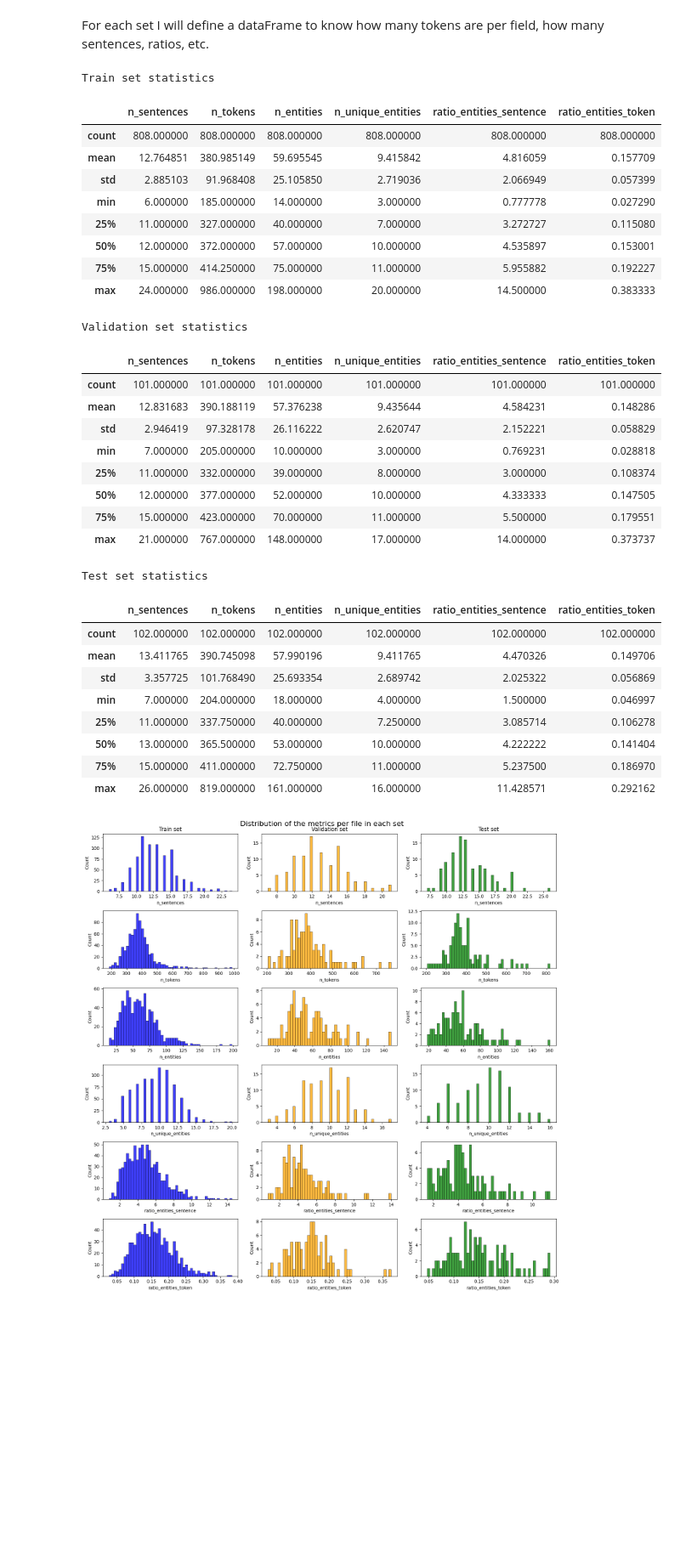
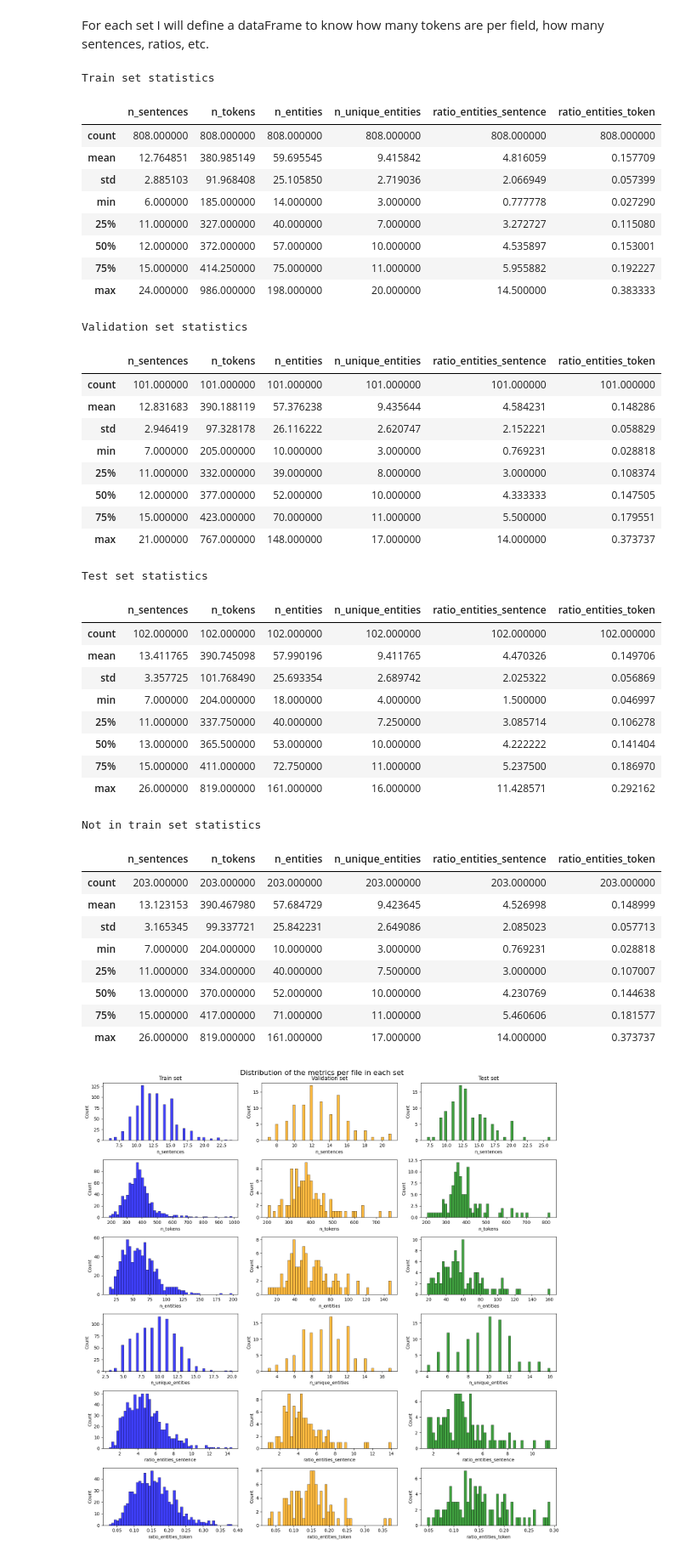
Before and after one commit to cuevascarlos/ClinicalTrials, a Jupyter notebook: Preprocessing.ipynb, the cells around one changed output. Shown: that part at 85% size. Saved outputs shown, nothing was run; the diff lists cells and outputs as text; code cells hidden in the pictures; blank space fills up the shorter version.

```diff
--- a/Preprocessing.ipynb
+++ b/Preprocessing.ipynb
@@ -685,6 +551,7 @@ For each set I will define a dataFrame to know how many tokens are per field, ho
 train_info = GenerateInfoDF(train_df)
 valid_info = GenerateInfoDF(valid_df)
 test_info = GenerateInfoDF(test_df)
+not_in_train_info = GenerateInfoDF(not_in_train_df)
 # %%
 #print('Train set information per file')
 #train_info
@@ -700,37 +567,52 @@ display(valid_info.describe())
 #test_info
 print('Test set statistics')
 display(test_info.describe())
+
+#print('Not in train set information per file')
+#not_in_train_info
+print('Not in train set statistics')
+display(not_in_train_info.describe())
 # %% [output]
 Train set statistics
 |  | n_sentences | n_tokens | n_entities | n_unique_entities | ratio_entities_sentence | ratio_entities_token |
 | count | 808.000000 | 808.000000 | 808.000000 | 808.000000 | 808.000000 | 808.000000 |
 | mean | 12.764851 | 380.985149 | 59.695545 | 9.415842 | 4.816059 | 0.157709 |
 | std | 2.885103 | 91.968408 | 25.105850 | 2.719036 | 2.066949 | 0.057399 |
 | min | 6.000000 | 185.000000 | 14.000000 | 3.000000 | 0.777778 | 0.027290 |
 | 25% | 11.000000 | 327.000000 | 40.000000 | 7.000000 | 3.272727 | 0.115080 |
 | 50% | 12.000000 | 372.000000 | 57.000000 | 10.000000 | 4.535897 | 0.153001 |
 | 75% | 15.000000 | 414.250000 | 75.000000 | 11.000000 | 5.955882 | 0.192227 |
 | max | 24.000000 | 986.000000 | 198.000000 | 20.000000 | 14.500000 | 0.383333 |
 Validation set statistics
 |  | n_sentences | n_tokens | n_entities | n_unique_entities | ratio_entities_sentence | ratio_entities_token |
 | count | 101.000000 | 101.000000 | 101.000000 | 101.000000 | 101.000000 | 101.000000 |
 | mean | 12.831683 | 390.188119 | 57.376238 | 9.435644 | 4.584231 | 0.148286 |
 | std | 2.946419 | 97.328178 | 26.116222 | 2.620747 | 2.152221 | 0.058829 |
 | min | 7.000000 | 205.000000 | 10.000000 | 3.000000 | 0.769231 | 0.028818 |
 | 25% | 11.000000 | 332.000000 | 39.000000 | 8.000000 | 3.000000 | 0.108374 |
 | 50% | 12.000000 | 377.000000 | 52.000000 | 10.000000 | 4.333333 | 0.147505 |
 | 75% | 15.000000 | 423.000000 | 70.000000 | 11.000000 | 5.500000 | 0.179551 |
 | max | 21.000000 | 767.000000 | 148.000000 | 17.000000 | 14.000000 | 0.373737 |
 Test set statistics
 |  | n_sentences | n_tokens | n_entities | n_unique_entities | ratio_entities_sentence | ratio_entities_token |
 | count | 102.000000 | 102.000000 | 102.000000 | 102.000000 | 102.000000 | 102.000000 |
 | mean | 13.411765 | 390.745098 | 57.990196 | 9.411765 | 4.470326 | 0.149706 |
 | std | 3.357725 | 101.768490 | 25.693354 | 2.689742 | 2.025322 | 0.056869 |
 | min | 7.000000 | 204.000000 | 18.000000 | 4.000000 | 1.500000 | 0.046997 |
 | 25% | 11.000000 | 337.750000 | 40.000000 | 7.250000 | 3.085714 | 0.106278 |
 | 50% | 13.000000 | 365.500000 | 53.000000 | 10.000000 | 4.222222 | 0.141404 |
 | 75% | 15.000000 | 411.000000 | 72.750000 | 11.000000 | 5.237500 | 0.186970 |
 | max | 26.000000 | 819.000000 | 161.000000 | 16.000000 | 11.428571 | 0.292162 |
+Not in train set statistics
+|  | n_sentences | n_tokens | n_entities | n_unique_entities | ratio_entities_sentence | ratio_entities_token |
+| count | 203.000000 | 203.000000 | 203.000000 | 203.000000 | 203.000000 | 203.000000 |
+| mean | 13.123153 | 390.467980 | 57.684729 | 9.423645 | 4.526998 | 0.148999 |
+| std | 3.165345 | 99.337721 | 25.842231 | 2.649086 | 2.085023 | 0.057713 |
+| min | 7.000000 | 204.000000 | 10.000000 | 3.000000 | 0.769231 | 0.028818 |
+| 25% | 11.000000 | 334.000000 | 40.000000 | 7.500000 | 3.000000 | 0.107007 |
+| 50% | 13.000000 | 370.000000 | 52.000000 | 10.000000 | 4.230769 | 0.144638 |
+| 75% | 15.000000 | 417.000000 | 71.000000 | 11.000000 | 5.460606 | 0.181577 |
+| max | 26.000000 | 819.000000 | 161.000000 | 17.000000 | 14.000000 | 0.373737 |
 # %%
 #Generate a plot with subfigures where each row is a column of the dataframe train_info and each column is a set (train, valid, test) and plot a histogram
 import matplotlib.pyplot as plt
```
Also changed, not shown: parts of 53 cells of this notebook.
